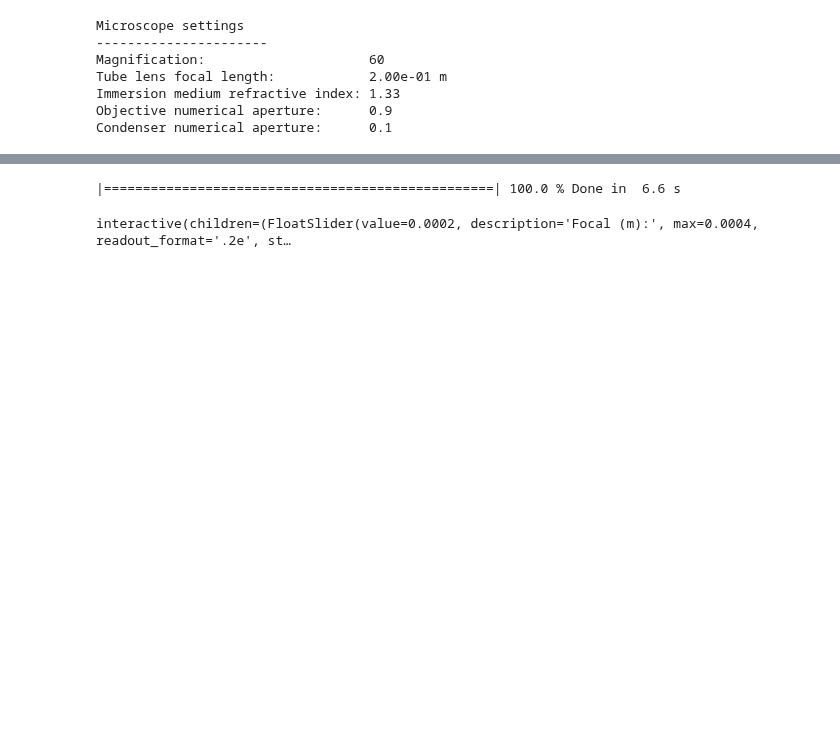
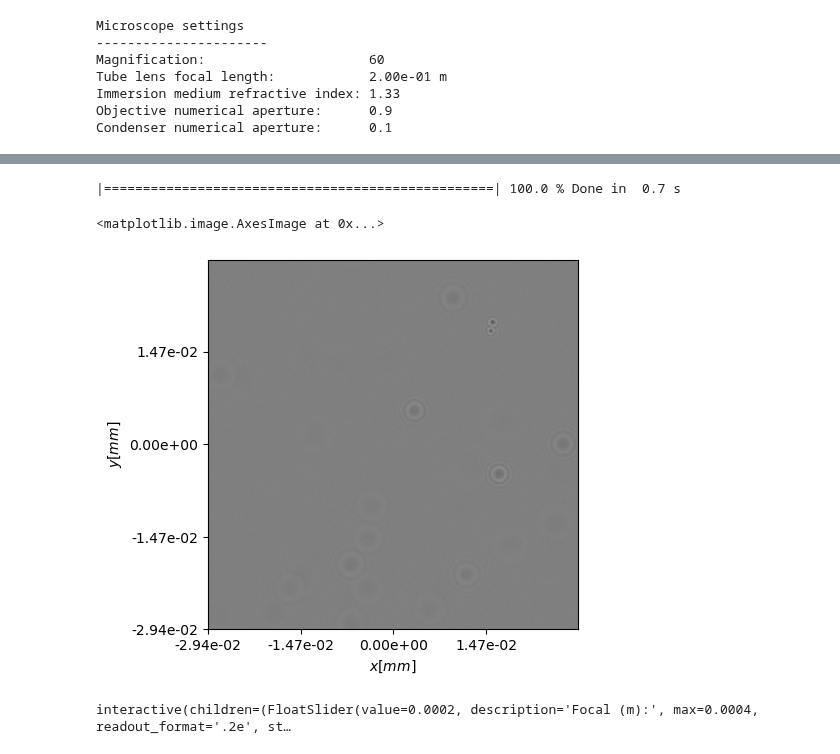
Before and after one commit to andrej5elin/miepom, a Jupyter notebook: quickstart.ipynb, the cells around one changed output, grey strips where cells are left out. Saved outputs shown, nothing was run; the diff lists cells and outputs as text; code cells hidden in the pictures; blank space fills up the shorter version.

```diff
--- a/quickstart.ipynb
+++ b/quickstart.ipynb
@@ -136,7 +136,11 @@ particles.plot_coordinates()
 # %%
 sim = mp.create_simulator(microscope, particles, **simulator_settings)
 # Compute the lookup table for the simulator, this is a time-consuming step, but it only needs to be done once for a given set of particles and microscope settings
 lut = sim.compute_lut()
+
+object_plane.imshow(sim.compute_image(), cmap="gray", vmin=0, vmax=1)
 # %% [output]
-|==================================================| 100.0 % Done in  6.6 s
+|==================================================| 100.0 % Done in  0.7 s
+<matplotlib.image.AxesImage at 0x...>
+[figure, added]
 # %%
```
Also changed, not shown: parts of 4 cells of this notebook.
